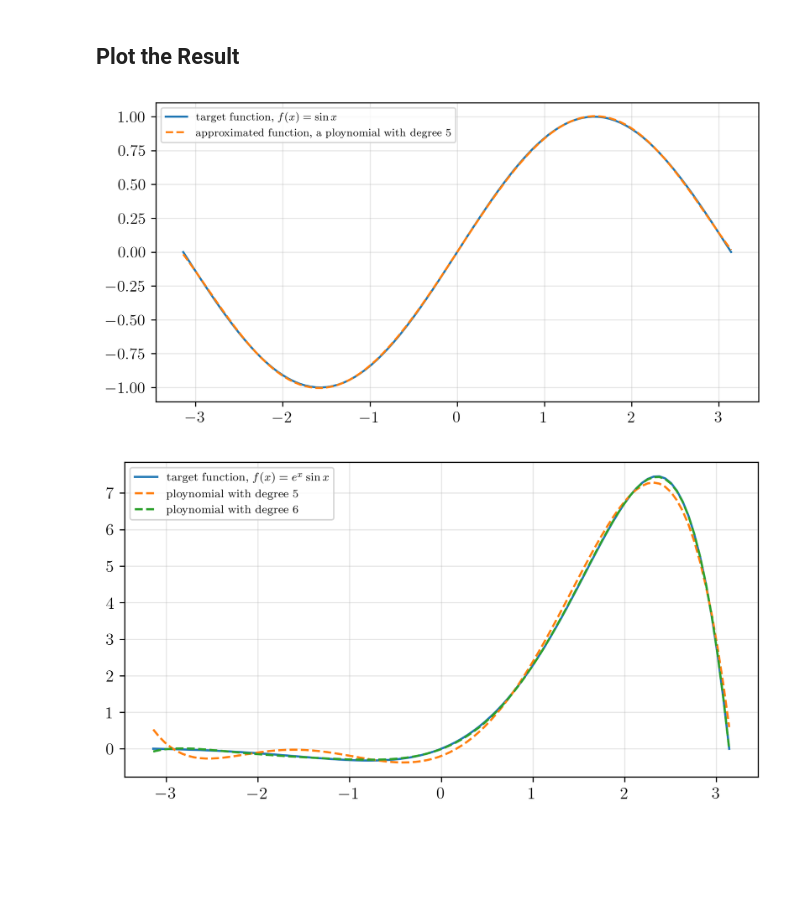
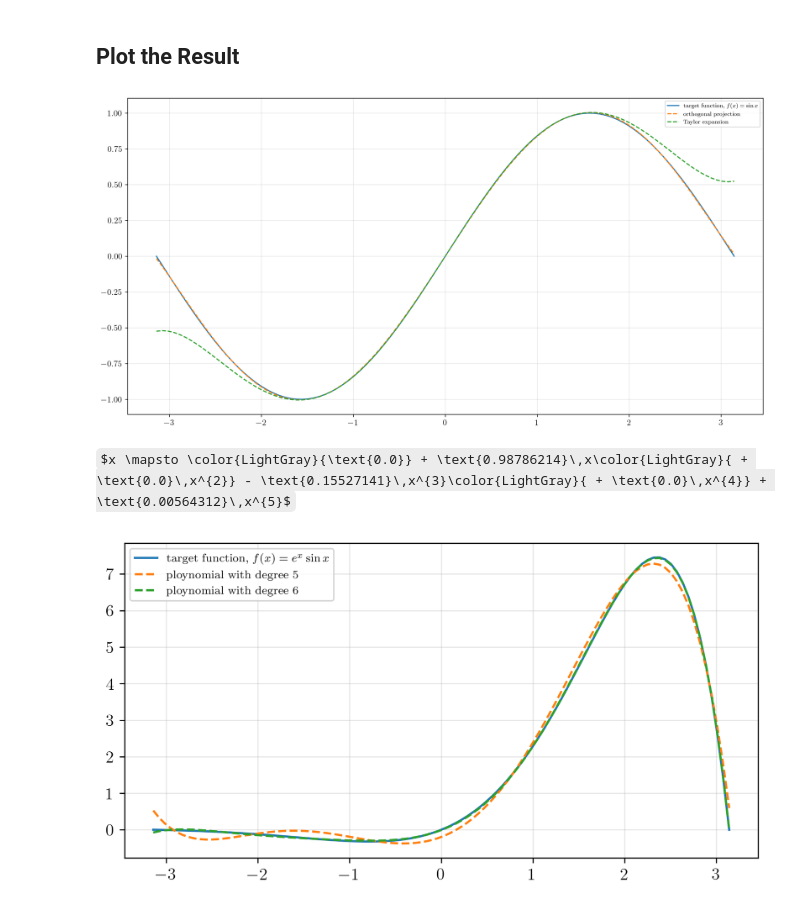
Before and after one commit to Isaac-Fate/linear-algebra, a Jupyter notebook: notebooks/FunctionApproximationUsingOrthogonalProjections.ipynb, the cells around one changed output. Cells and saved outputs as stored; diff of their text form; code cells hidden in the pictures; some formulas as TeX source; blank space fills up the shorter version.

```diff
--- a/notebooks/FunctionApproximationUsingOrthogonalProjections.ipynb
+++ b/notebooks/FunctionApproximationUsingOrthogonalProjections.ipynb
@@ -126,36 +127,48 @@ def approximate_using_polynomial(target_func: Callable, max_degree: int = 3) ->
 target_func = sin
 
 approx_func = approximate_using_polynomial(
     target_func=target_func,
     max_degree=5
 )
 
-fig, ax = plt.subplots(1, 1, figsize=(8, 4))
+fig, ax = plt.subplots(1, 1, figsize=(16, 8))
 
 x = np.linspace(-pi, pi, 100)
 
 ax.plot(
     x, target_func(x),
     label='target function, $f(x) = \sin x$'
 )
 
 ax.plot(
     x, approx_func(x),
     ls='--',
-    label=f'approximated function, a ploynomial with degree ${approx_func.degree()}$',
+    label=f'orthogonal projection',
+)
+
+taylor_polynomial = Polynomial((0, 1, 0, -1/factorial(3), 0, 1/factorial(5)))
+
+ax.plot(
+    x, taylor_polynomial(x),
+    ls='--',
+    label=f'Taylor expansion',
 )
 
 ax.legend()
 
 plt.savefig(
     FIGURES_DIR.joinpath('la-01').with_suffix('.png'),
     bbox_inches="tight",
     pad_inches=0
 )
 
 plt.show()
 # %% [output]
-[figure, old version]
+[figure, new version]
+# %%
+approx_func
+# %% [output]
+$x \mapsto \color{LightGray}{\text{0.0}} + \text{0.98786214}\,x\color{LightGray}{ + \text{0.0}\,x^{2}} - \text{0.15527141}\,x^{3}\color{LightGray}{ + \text{0.0}\,x^{4}} + \text{0.00564312}\,x^{5}$
 # %%
 target_func = lambda x: sin(x) * exp(x)
 
```
Also changed, not shown: parts of 1 cell of this notebook, 2 other files.
